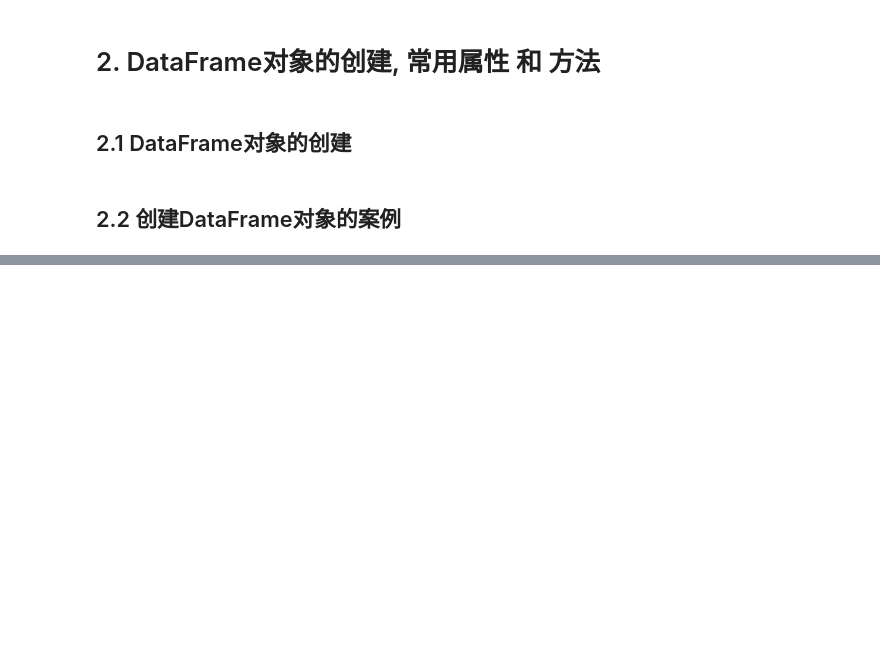
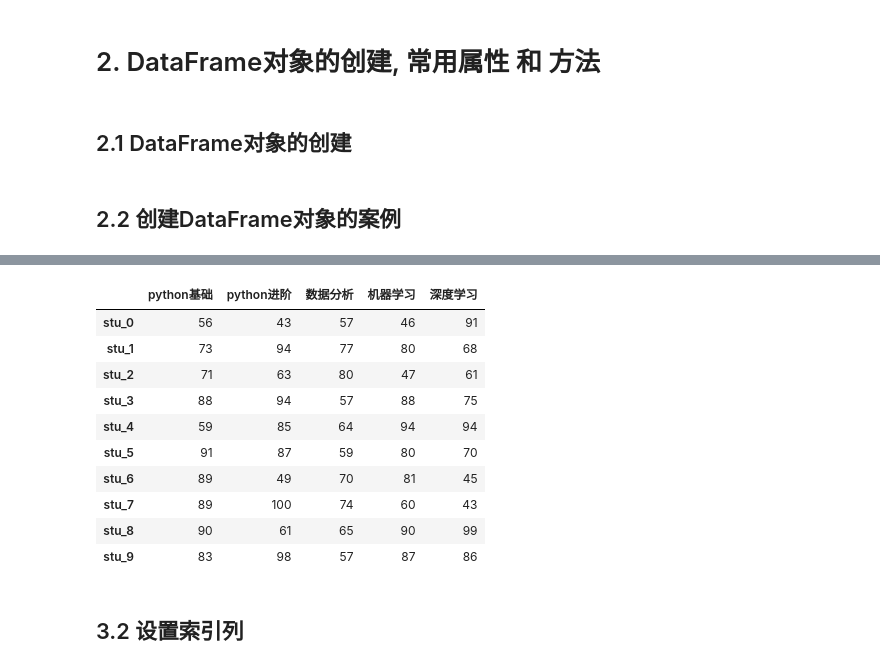
Before and after one commit to lawtherLee/jupyter_study, a Jupyter notebook: pandas/02_Pandas的数据结构和数据类型.ipynb, the cells around one changed output, grey strips where cells are left out. Drawn from its saved outputs; the diff is of its cells as text; code cells hidden in the pictures; blank space fills up the shorter version.

```diff
--- a/pandas/02_Pandas的数据结构和数据类型.ipynb
+++ b/pandas/02_Pandas的数据结构和数据类型.ipynb
@@ -128,0 +290,29 @@ score_df2
+# %%
+# 2. 需求: 把列名改为: ['python基础', 'python进阶', '数据分析', '机器学习', '深度学习'], 行索引: stu_0,...
+# 错误示范
+# score_df['同学0'] = 'stu_0' # 只能改全部, 这个动作是给表新增一列
+score_df.drop('同学0', axis=1, inplace=True)
+score_df
+# %%
+# 3. 定义新列名
+new_columns = ['python基础', 'python进阶', '数据分析', '机器学习', '深度学习']
+# 4. 定义新行索引
+new_idx_names = ['stu_' + str(i) for i in range(score_df.shape[0])]
+# 5. 修改DataFrame对象的列名和索引列.
+score_df.columns = new_columns
+score_df.index = new_idx_names
+score_df
+# %% [output]
+|  | python基础 | python进阶 | 数据分析 | 机器学习 | 深度学习 |
+| stu_0 | 56 | 43 | 57 | 46 | 91 |
+| stu_1 | 73 | 94 | 77 | 80 | 68 |
+| stu_2 | 71 | 63 | 80 | 47 | 61 |
+| stu_3 | 88 | 94 | 57 | 88 | 75 |
+| stu_4 | 59 | 85 | 64 | 94 | 94 |
+| stu_5 | 91 | 87 | 59 | 80 | 70 |
+| stu_6 | 89 | 49 | 70 | 81 | 45 |
+| stu_7 | 89 | 100 | 74 | 60 | 43 |
+| stu_8 | 90 | 61 | 65 | 90 | 99 |
+| stu_9 | 83 | 98 | 57 | 87 | 86 |
+# %% [markdown]
+## 3.2 设置索引列
```
Also changed, not shown: parts of 26 cells of this notebook.
